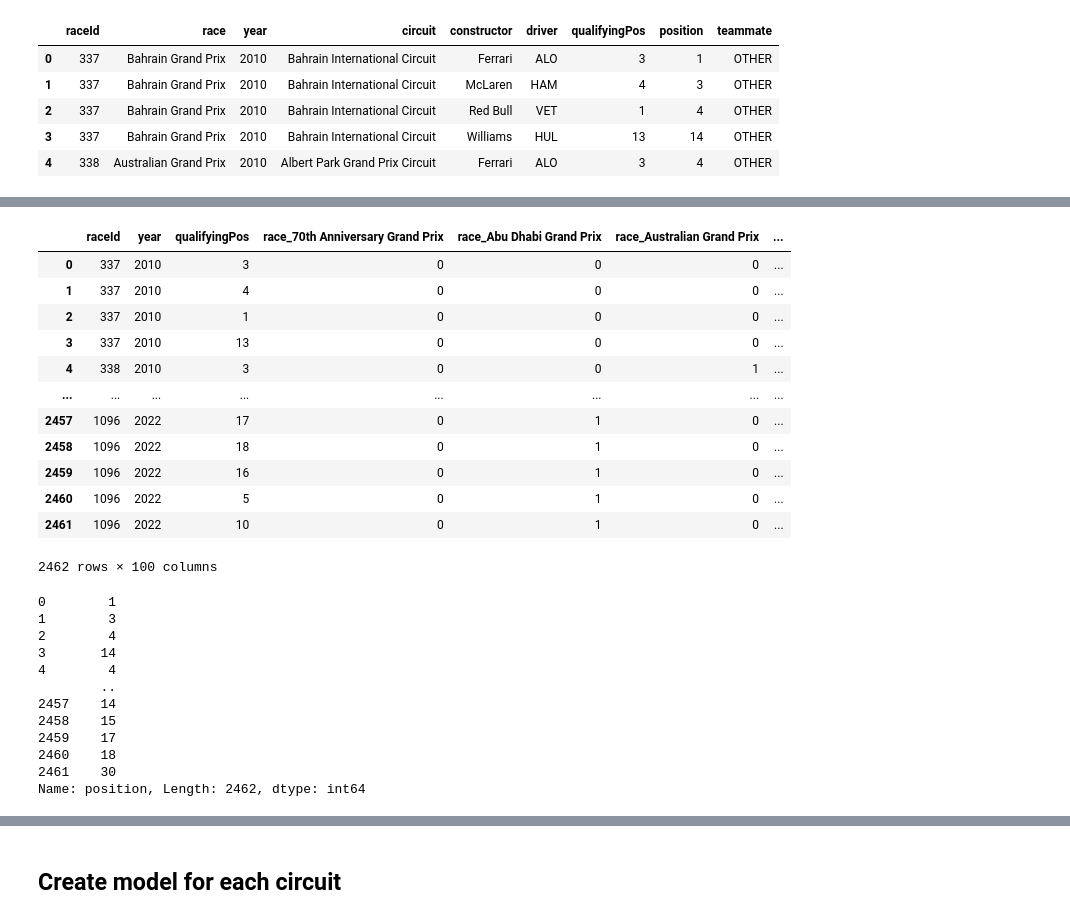
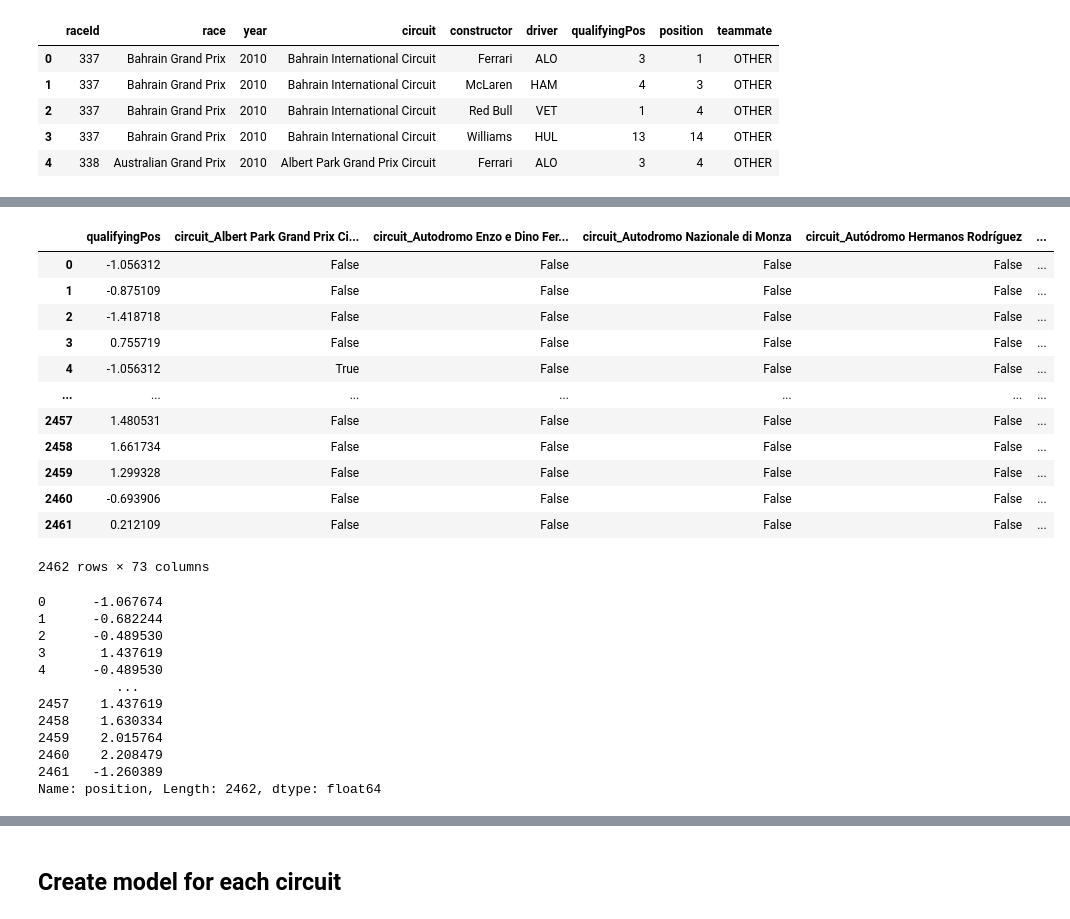
Before and after one commit to tanmayparikh/f1-points-predictor, a Jupyter notebook: model.ipynb, the cells around one changed output, grey strips where cells are left out. Saved outputs shown, nothing was run; the diff lists cells and outputs as text; code cells hidden in the pictures.

```diff
--- a/model.ipynb
+++ b/model.ipynb
@@ -73,0 +46,3 @@ one_hot_training
+# %%
+one_hot_encoded_data = pd.get_dummies(data_train, columns = ['circuit', 'constructor', 'driver', 'teammate'])
+one_hot_encoded_data
@@ -73,0 +63,6 @@ one_hot_training
+# %%
+def standard_scaler_scale(data):
+    return (data - data.mean()) / data.std()
+
+def standard_scaler_unscale(data, mean, std):
+    return data * std + mean
@@ -73,0 +71,6 @@ one_hot_training
+# %%
+data_train_scaled = one_hot_encoded_data.copy()
+data_train_scaled.qualifyingPos = standard_scaler_scale(one_hot_encoded_data.qualifyingPos)
+data_train_scaled.position = standard_scaler_scale(one_hot_encoded_data.position)
+
+data_train_scaled
@@ -74,35 +91,38 @@ one_hot_training
+# %%
+train_set = data_train_scaled[data_train_scaled.year != 2023]
+test_set = data_train_scaled[data_train_scaled.year == 2023]
 # %%
-X_train = one_hot_training.drop('position',axis = 1)
+X_train = train_set.drop(['position', 'year'],axis = 1)
 X_train
 # %% [output]
-|  | raceId | year | qualifyingPos | race_70th Anniversary Grand Prix | race_Abu Dhabi Grand Prix | race_Australian Grand Prix | ... |
-| 0 | 337 | 2010 | 3 | 0 | 0 | 0 | ... |
-| 1 | 337 | 2010 | 4 | 0 | 0 | 0 | ... |
-| 2 | 337 | 2010 | 1 | 0 | 0 | 0 | ... |
-| 3 | 337 | 2010 | 13 | 0 | 0 | 0 | ... |
-| 4 | 338 | 2010 | 3 | 0 | 0 | 1 | ... |
-| ... | ... | ... | ... | ... | ... | ... | ... |
-| 2457 | 1096 | 2022 | 17 | 0 | 1 | 0 | ... |
-| 2458 | 1096 | 2022 | 18 | 0 | 1 | 0 | ... |
-| 2459 | 1096 | 2022 | 16 | 0 | 1 | 0 | ... |
-| 2460 | 1096 | 2022 | 5 | 0 | 1 | 0 | ... |
-| 2461 | 1096 | 2022 | 10 | 0 | 1 | 0 | ... |
+|  | qualifyingPos | circuit_Albert Park Grand Prix Ci... | circuit_Autodromo Enzo e Dino Fer... | circuit_Autodromo Nazionale di Monza | circuit_Autódromo Hermanos Rodríguez | ... |
+| 0 | -1.056312 | False | False | False | False | ... |
+| 1 | -0.875109 | False | False | False | False | ... |
+| 2 | -1.418718 | False | False | False | False | ... |
+| 3 | 0.755719 | False | False | False | False | ... |
+| 4 | -1.056312 | True | False | False | False | ... |
+| ... | ... | ... | ... | ... | ... | ... |
+| 2457 | 1.480531 | False | False | False | False | ... |
+| 2458 | 1.661734 | False | False | False | False | ... |
+| 2459 | 1.299328 | False | False | False | False | ... |
+| 2460 | -0.693906 | False | False | False | False | ... |
+| 2461 | 0.212109 | False | False | False | False | ... |
-2462 rows × 100 columns
+2462 rows × 73 columns
 # %%
-y_train = one_hot_training['position']
+y_train = train_set['position']
 y_train
 # %% [output]
-0        1
-1        3
-2        4
-3       14
-4        4
-        ..
-2457    14
-2458    15
-2459    17
-2460    18
-2461    30
-Name: position, Length: 2462, dtype: int64
+0      -1.067674
+1      -0.682244
+2      -0.489530
+3       1.437619
+4      -0.489530
+          ...
+2457    1.437619
+2458    1.630334
+2459    2.015764
+2460    2.208479
+2461   -1.260389
+Name: position, Length: 2462, dtype: float64
 # %%
 # model
```
Also changed, not shown: parts of 22 cells of this notebook.
